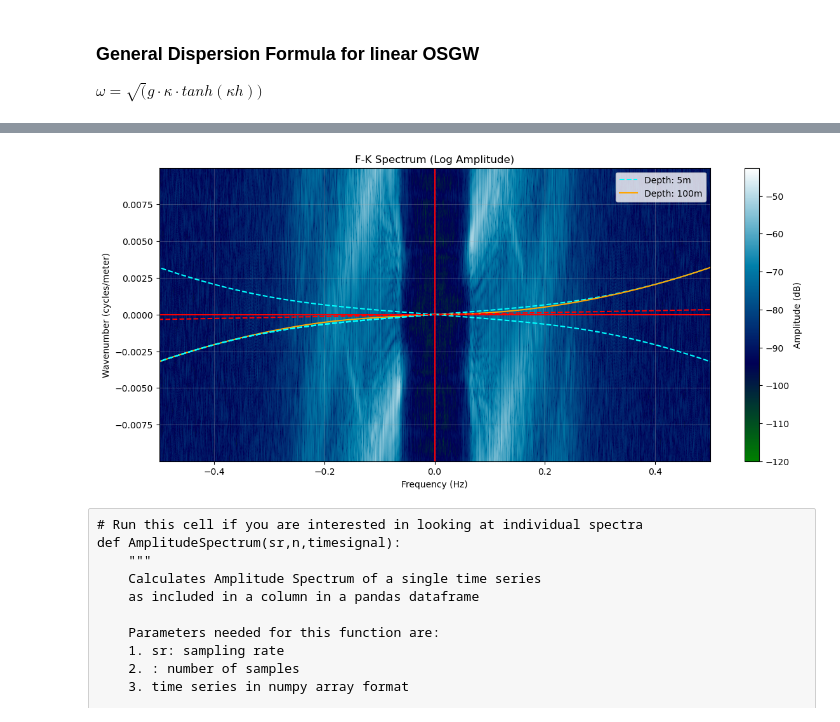
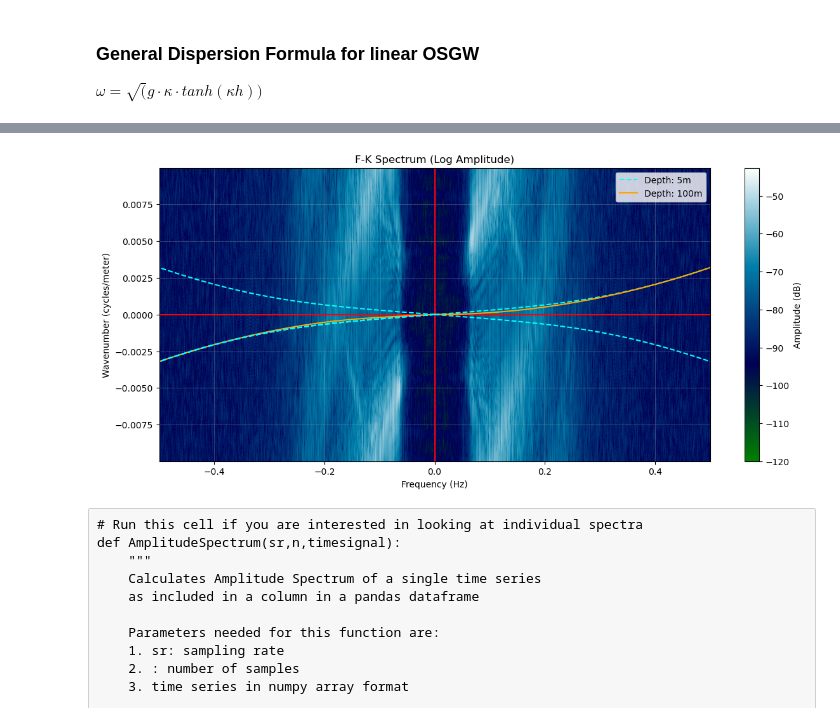
Before and after one commit to ippolyte/ocean-das-training, a Jupyter notebook: SUBMERSE_HCMR.ipynb, the cells around one changed output, grey strips where cells are left out. Drawn from its saved outputs; the diff is of its cells as text; code cells hidden in the pictures.

```diff
--- a/SUBMERSE_HCMR.ipynb
+++ b/SUBMERSE_HCMR.ipynb
@@ -677,39 +706,34 @@ def fk_spectrum(dataArray, sampleRate, channelSpacing, mycmap,f_max_zoom,add_dis
         # Quadrant: Top-Left (Neg F, Pos K)
         plt.plot(-f_5, k_pos, color='cyan', linestyle='--')
 
         # Quadrant: Bottom-Right (Pos F, Neg K)
         plt.plot(f_5, -k_pos, color='cyan', linestyle='--')
 
         # Left side (Negative Frequency)
         plt.plot(-f_5, -k_pos, color='cyan', linestyle='--')            # Top Left
         plt.plot(-f_5, -k_pos, color='cyan', linestyle='--')           # Bottom Left
         plt.xlim(-f_max_zoom,f_max_zoom)
         plt.ylim(wavenumbers.min(),wavenumbers.max())
 
         # plt.xlabel('Wavenumber (cycles/m)')
         # plt.ylabel('Frequency (Hz)')
         plt.title('Theoretical OSGW Dispersion Curves')
         plt.grid(True, alpha=0.3)
         plt.legend()
     # plt.show()
 # -----------------------------------------------------------------------------------------------
-    # Plot a straight line for 1500 m/s (speed of sound in water)
-    # f = v * k
-    # DO THIS:
-    k_vals = np.linspace(wavenumbers.min(), wavenumbers.max(), 500)
-    plt.plot(1500 * k_vals, k_vals, '--r', label='1500 m/s')
 
     plt.ylabel('Wavenumber (cycles/meter)')
     plt.xlabel('Frequency (Hz)')
     plt.colorbar(label='Amplitude (dB)')
     plt.title('F-K Spectrum (Log Amplitude)')
     plt.show()
 
     return fk_spectrum# End of function
 # Example usage
 fk_spectrum_all = fk_spectrum(dset, sampleRate=2, channelSpacing=50, mycmap='ocean',f_max_zoom=0.5)
 # %% [output]
-[figure, old version]
+[figure, new version]
 # %% [raw]
 # Run this cell if you are interested in looking at individual spectra
 def AmplitudeSpectrum(sr,n,timesignal):
```
Also changed, not shown: parts of 5 cells of this notebook.
